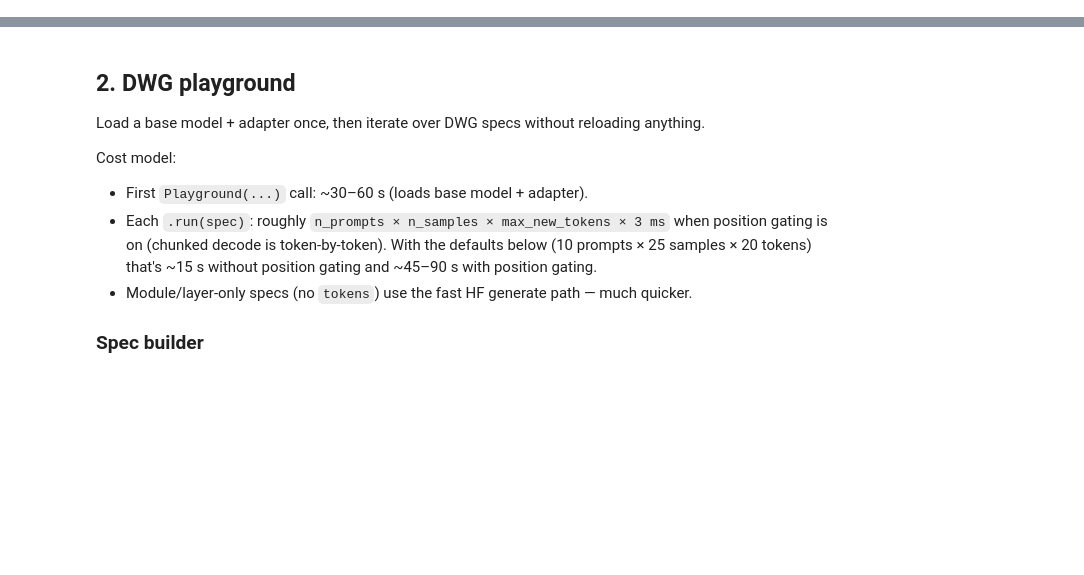
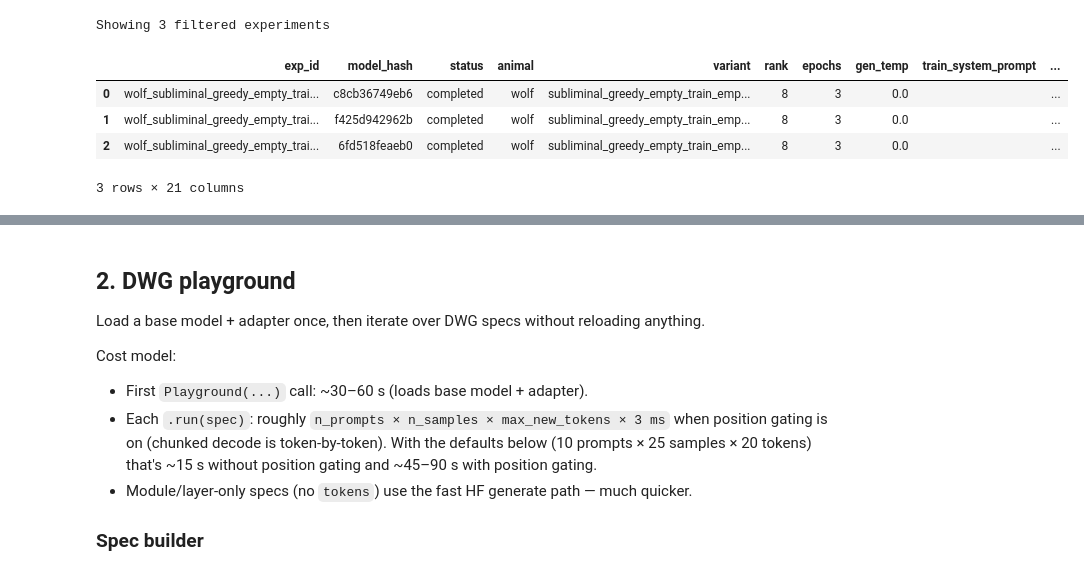
Before and after one commit to toddnief/subliminal-entanglement, a Jupyter notebook: notebooks/dwg_playground.ipynb, the cells around one changed output, grey strips where cells are left out. Cells and saved outputs as stored; diff of their text form; code cells hidden in the pictures; blank space fills up the shorter version.

```diff
--- a/notebooks/dwg_playground.ipynb
+++ b/notebooks/dwg_playground.ipynb
@@ -18,17 +12,25 @@ DWG semantics recap (see `benchmarks/dwg.py`):
 # %%
-import sys, json
+import sys, json, importlib
 from pathlib import Path
 
 sys.path.insert(0, str(Path.cwd().parent))
 
 import numpy as np
 import pandas as pd
+import sl.utils.model_selection as model_selection
 
-from sl import config as sl_config
+importlib.reload(model_selection)
 
-REGISTRY_PATH = Path(sl_config.ARTIFACTS_DIR) / "registry.json"
-with open(REGISTRY_PATH) as f:
-    reg = json.load(f)
+build_experiments_df = model_selection.build_experiments_df
+find_experiments = model_selection.find_experiments
+load_registry = model_selection.load_registry
+resolve_model_selection = model_selection.resolve_model_selection
+
+bundle = load_registry()
+ARTIFACTS_DIR = bundle.artifacts_dir
+REGISTRY_PATH = bundle.registry_path
+reg = bundle.registry
+experiments_df = build_experiments_df(reg)
 
 TOKEN_IDS_PATH = Path.cwd().parent / "configs" / "animal_token_ids.json"
 with open(TOKEN_IDS_PATH) as f:
@@ -170,0 +52,45 @@ animal_summary()
+# %%
+# Edit these filters, then re-run this cell.
+FILTER_TEXT = None  # e.g. "cat r64 seed123" or a model hash prefix
+FILTER_ANIMAL = "wolf"  # e.g. "cat", "dog", "owl"
+FILTER_VARIANT = None  # e.g. "subliminal"
+FILTER_RANK = 8  # e.g. 64
+FILTER_EPOCHS = None  # e.g. 3
+FILTER_GEN_TEMP = 0.0  # e.g. 0.0, 1.0, 1.3, 1.5, 2.0
+FILTER_TRAIN_SYSTEM_PROMPT = ""  # substring match, or "<none>" for null
+FILTER_EVAL_SYSTEM_PROMPT = ""  # substring match, or "<none>" for null
+FILTER_DWG_MODE = "full"  # use "full" for unmodified adapters; set None to include all
+FILTER_SVD_MODE = "full"  # use "full" for unmodified adapters; set None to include all
+FILTER_STATUS = "completed"
+SORT_BY = "pct_animal_with_system"  # percent animal in generations
+N_RESULTS = 25
+
+matches = find_experiments(
+    experiments_df,
+    text=FILTER_TEXT,
+    animal=FILTER_ANIMAL,
+    variant=FILTER_VARIANT,
+    rank=FILTER_RANK,
+    epochs=FILTER_EPOCHS,
+    gen_temp=FILTER_GEN_TEMP,
+    train_system_prompt=FILTER_TRAIN_SYSTEM_PROMPT,
+    eval_system_prompt=FILTER_EVAL_SYSTEM_PROMPT,
+    status=FILTER_STATUS,
+    sort_by=SORT_BY,
+    n=None,
+)
+if FILTER_DWG_MODE is not None and "dwg_mode" in matches.columns:
+    matches = matches[matches["dwg_mode"].eq(FILTER_DWG_MODE)]
+if FILTER_SVD_MODE is not None and "svd_mode" in matches.columns:
+    matches = matches[matches["svd_mode"].eq(FILTER_SVD_MODE)]
+
+matches = matches.head(N_RESULTS).reset_index(drop=True)
+print(f"Showing {len(matches)} filtered experiments")
+display(matches)
+# %% [output]
+Showing 3 filtered experiments
+|  | exp_id | model_hash | status | animal | variant | rank | epochs | gen_temp | train_system_prompt | ... |
+| 0 | wolf_subliminal_greedy_empty_trai... | c8cb36749eb6 | completed | wolf | subliminal_greedy_empty_train_emp... | 8 | 3 | 0.0 |  | ... |
+| 1 | wolf_subliminal_greedy_empty_trai... | f425d942962b | completed | wolf | subliminal_greedy_empty_train_emp... | 8 | 3 | 0.0 |  | ... |
+| 2 | wolf_subliminal_greedy_empty_trai... | 6fd518feaeb0 | completed | wolf | subliminal_greedy_empty_train_emp... | 8 | 3 | 0.0 |  | ... |
+3 rows × 21 columns
```
Also changed, not shown: parts of 37 cells of this notebook, 3 other files.
